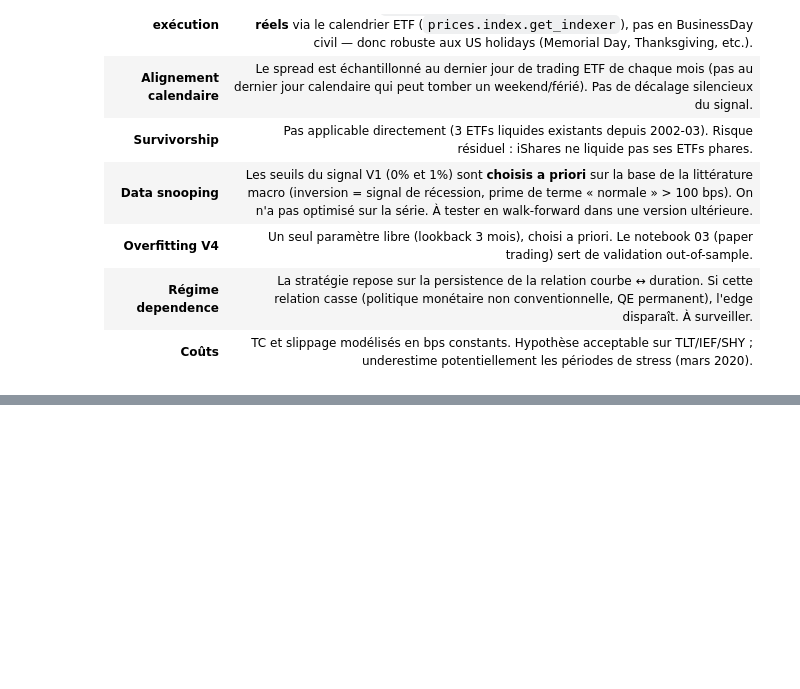
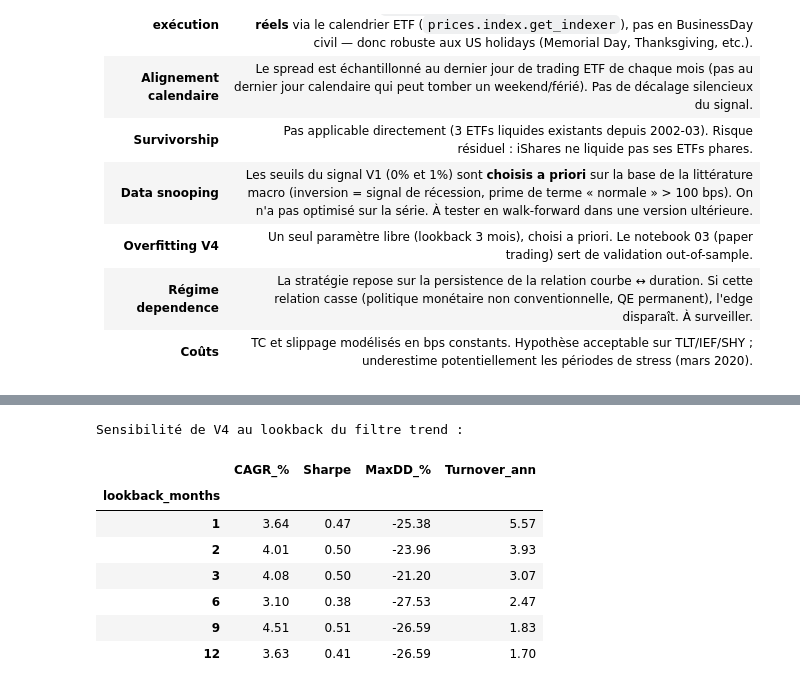
Before and after one commit to jbouniol/financial-engineering-lbo, a Jupyter notebook: notebooks/02_backtest_and_strategy.ipynb, the cells around one changed output, grey strips where cells are left out. Saved outputs shown, nothing was run; the diff lists cells and outputs as text; code cells hidden in the pictures; blank space fills up the shorter version.

```diff
--- a/notebooks/02_backtest_and_strategy.ipynb
+++ b/notebooks/02_backtest_and_strategy.ipynb
@@ -309,0 +348,14 @@ plt.tight_layout()
+# %%
+lookback = sensitivity_lookback(yields, prices, [1, 2, 3, 6, 9, 12], tc_bps=2, slip_bps=2)
+print("Sensibilité de V4 au lookback du filtre trend :")
+lookback[["CAGR_%", "Sharpe", "MaxDD_%", "Turnover_ann"]].round(2)
+# %% [output]
+Sensibilité de V4 au lookback du filtre trend :
+|  | CAGR_% | Sharpe | MaxDD_% | Turnover_ann |
+| lookback_months |  |  |  |  |
+| 1 | 3.64 | 0.47 | -25.38 | 5.57 |
+| 2 | 4.01 | 0.50 | -23.96 | 3.93 |
+| 3 | 4.08 | 0.50 | -21.20 | 3.07 |
+| 6 | 3.10 | 0.38 | -27.53 | 2.47 |
+| 9 | 4.51 | 0.51 | -26.59 | 1.83 |
+| 12 | 3.63 | 0.41 | -26.59 | 1.70 |
```
Also changed, not shown: parts of 6 cells of this notebook, 3 other files.
